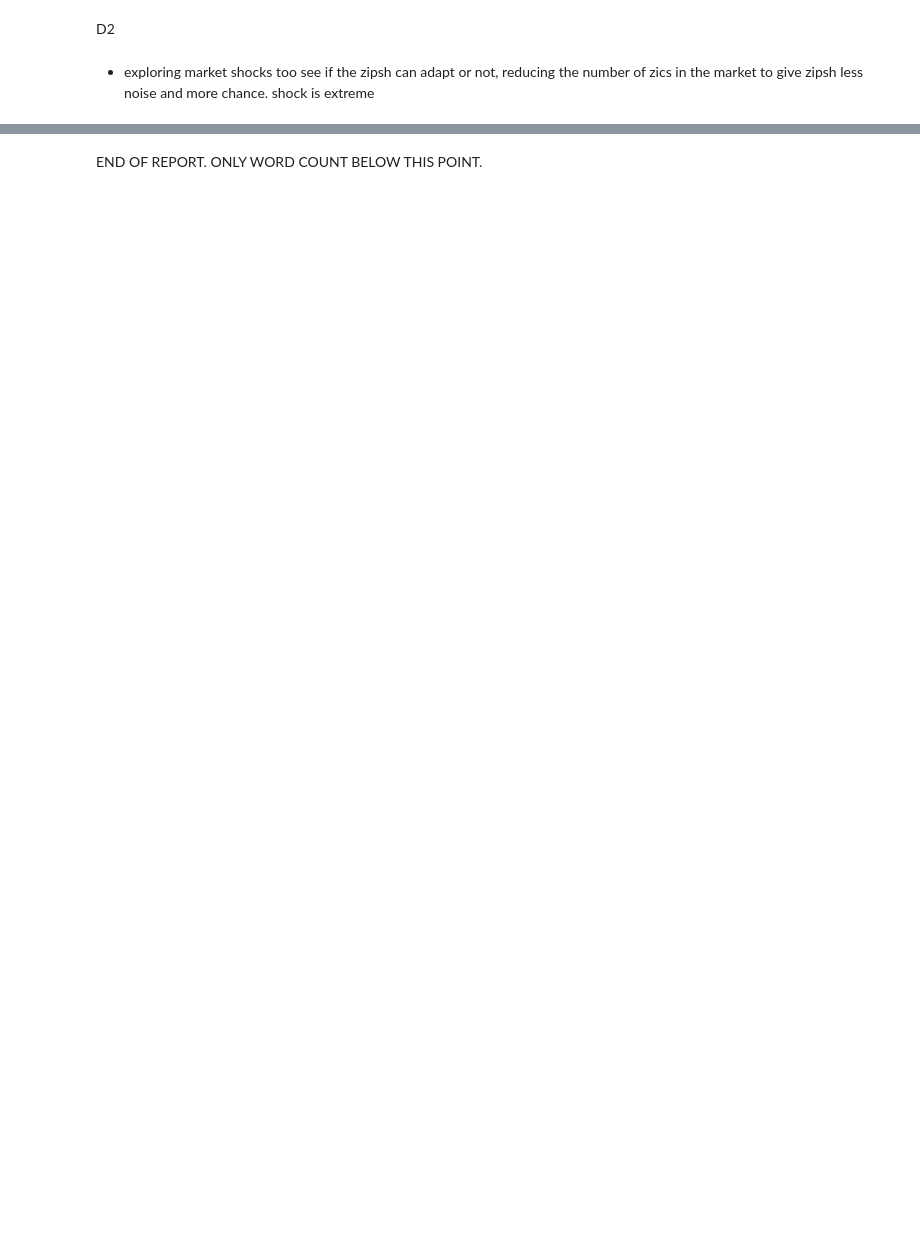
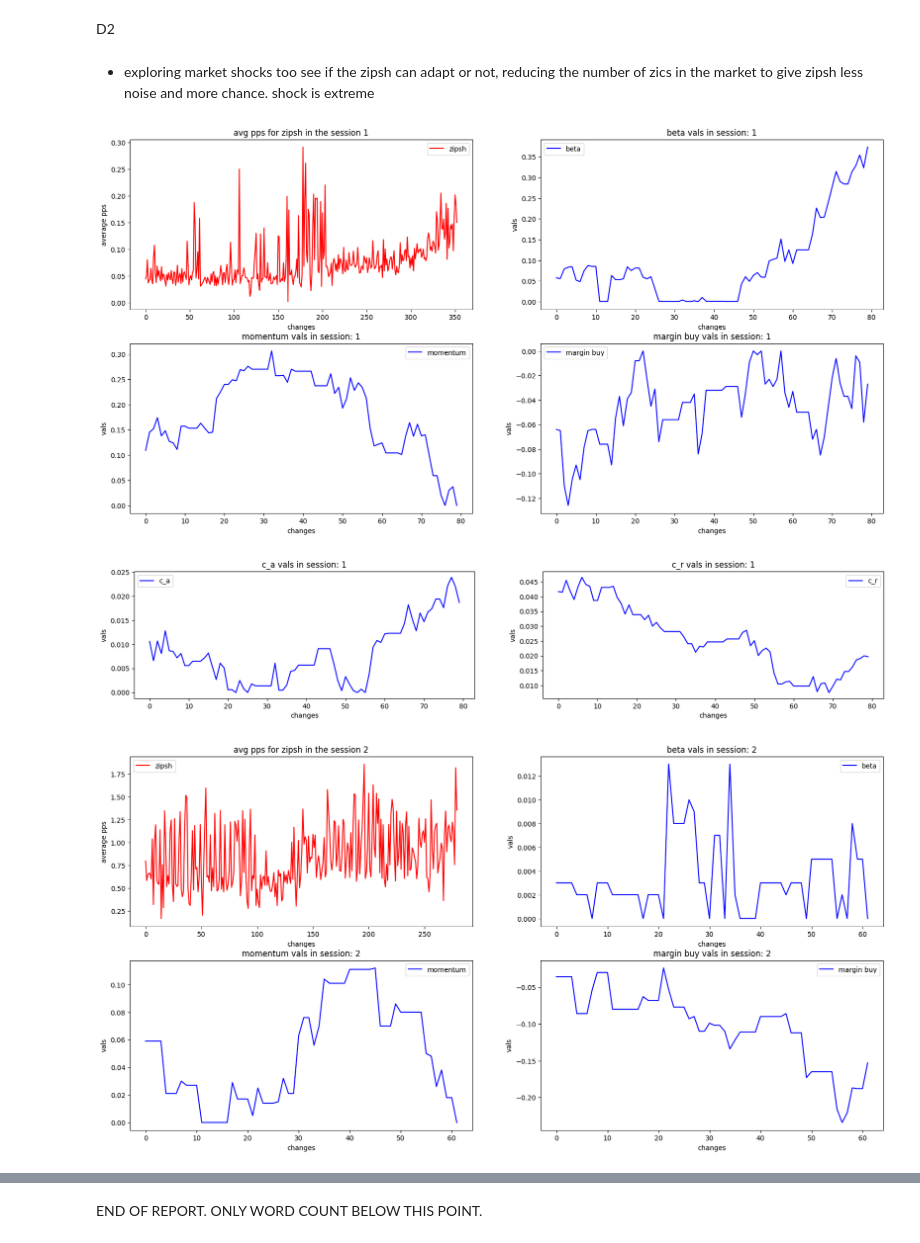
Before and after one commit to RadShiadeh/fintech-CW, a Jupyter notebook: CW-IEFT-template.ipynb, the cells around one changed output, grey strips where cells are left out. Drawn from its saved outputs; the diff is of its cells as text; code cells hidden in the pictures; blank space fills up the shorter version.

```diff
--- a/CW-IEFT-template.ipynb
+++ b/CW-IEFT-template.ipynb
@@ -211,0 +187,24 @@ market_session(trial_id, start_time, end_time, traders_spec, order_sched, dump_f
+# %%
+start = 0
+mid = 60*60*24*15
+end = 60*60*24*30
+range1 = (50, 100)
+range2 = (150, 200)
+k = 4
+zic_num = 5
+zipsh_num = 1
+n = 40
+order_interval = 30
+avg_prof, hyper = run_market_d2(zipsh_num, k, zic_num, range1, range2, start, mid, end, order_interval, "partd2", n, "partd2_avg_balance.csv", "partd2_strats.csv")
+betas_2 = hyper[0]
+momentums_2 = hyper[1]
+c_a_2 = hyper[2]
+c_r_2 = hyper[3]
+initial_margin_2 = hyper[4]
+# %%
+for i in range(5):
+    plot_params_pps(avg_prof[i], betas_2[i], momentums_2[i], c_a_2[i], c_r_2[i], initial_margin_2[i], i+1)
+# %% [output]
+[figure, added]
+[figure, added]
+[figure, added]
```
Also changed, not shown: parts of 9 cells of this notebook, 5 other files.
